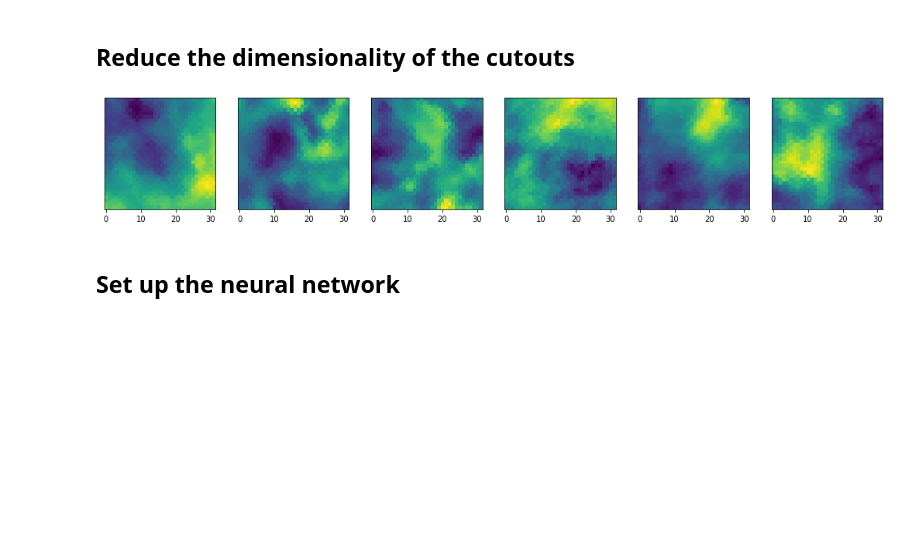
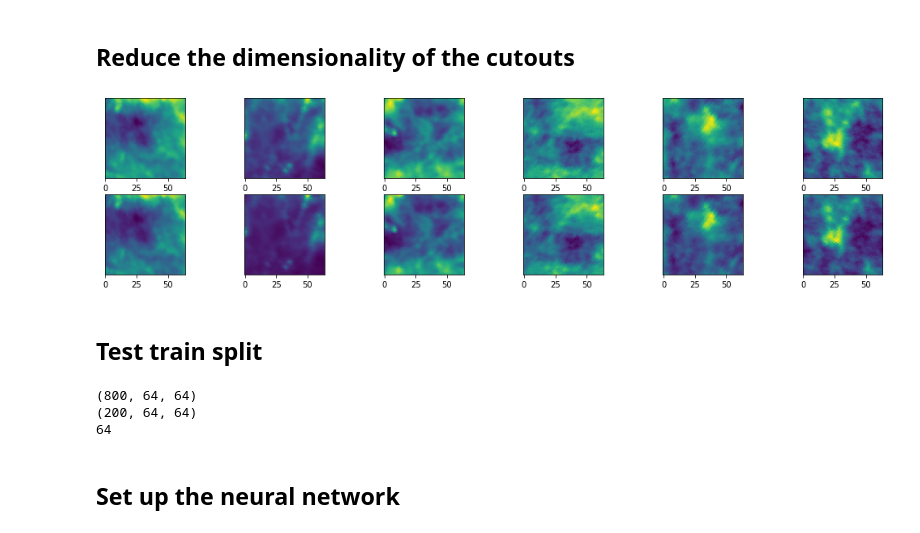
Before and after one commit to ebaxter/planck_net, a Jupyter notebook: predict_backgrounds.ipynb, the cells around one changed output. Cells and saved outputs as stored; diff of their text form; code cells hidden in the pictures; blank space fills up the shorter version.

```diff
--- a/predict_backgrounds.ipynb
+++ b/predict_backgrounds.ipynb
@@ -26,6 +26,11 @@ data_dir = './cutout_data/'
 offstar_file = 'cutouts_1000offstarfirstpass_01.pk'
 #The iniital cutouts have a dimension of 200x200.  We'll reduce the dimension to dim_reduced x dim_reduced
 #to speed up the analysis
-dim_reduced = 32
+dim_reduced = 64
 #We're going to mask out a small part of the center of the cutout with dimension dim_mask x dim_mask
 dim_mask = 8
+
+print("angular size of mask (arcmin) = ", dim_mask*1.5)
+fwhm_545 = 4.7
+sigma_545 = 4.7/np.sqrt(8.*np.log(2))
+print("angular size of mask (psf at 545) = ", dim_mask*1.5/sigma_545)
@@ -56,21 +64,36 @@ for ii in range(0,nplots):
 # %% [markdown]
 ## Reduce the dimensionality of the cutouts
 # %%
+#Select only the center region of the cutouts
 orig_dims = cutouts_orig.shape
 min_ind = int(orig_dims[1]/2 - dim_reduced/2)
 max_ind = int(orig_dims[1]/2 + dim_reduced/2)
-cutouts = cutouts_orig[:, min_ind:max_ind, min_ind:max_ind]
+cutouts_orig_red = cutouts_orig[:, min_ind:max_ind, min_ind:max_ind]
 
 nplots = 6
-fig, ax = pl.subplots(1,nplots, figsize = (nplots*3., 4))
+fig, ax = pl.subplots(2,nplots, figsize = (nplots*3., 4))
 for ii in range(0,nplots):
-    ax[ii].imshow(np.log(cutouts[ii,:,:]))
+    ax[0,ii].imshow(np.log(cutouts_orig_red[ii,:,:]))
+    ax[1,ii].imshow((cutouts_orig_red[ii,:,:]))
+
     #ax[ii].xaxis.set_visible(False)
-    ax[ii].yaxis.set_visible(False)
+    ax[0,ii].yaxis.set_visible(False)
+    ax[1,ii].yaxis.set_visible(False)
 
 #fig.savefig('./network_out/example_images.png')
 # %% [output]
-[figure, old version]
+[figure, new version]
+# %% [markdown]
+## Test train split
+# %%
+cutouts_train, cutouts_test = sklearn.model_selection.train_test_split(cutouts_orig_red, test_size=0.2)
+print(cutouts_train.shape)
+print(cutouts_test.shape)
+print(dim_reduced)
+# %% [output]
+(800, 64, 64)
+(200, 64, 64)
+64
 # %% [markdown]
 ## Set up the neural network
 # %%
```
Also changed, not shown: parts of 10 cells of this notebook.
